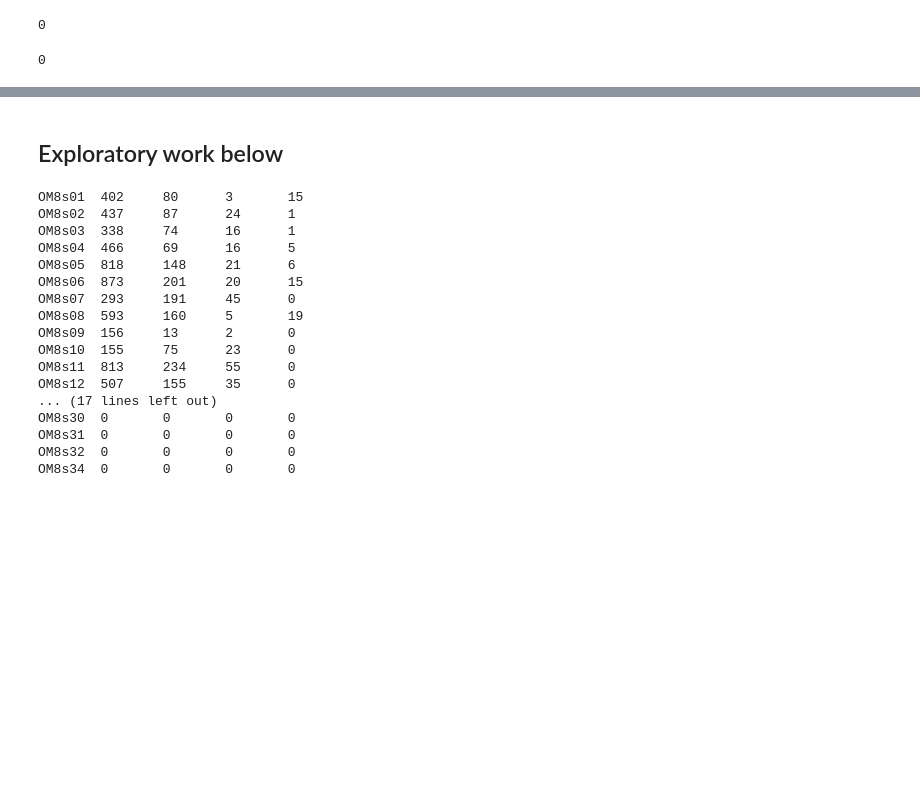
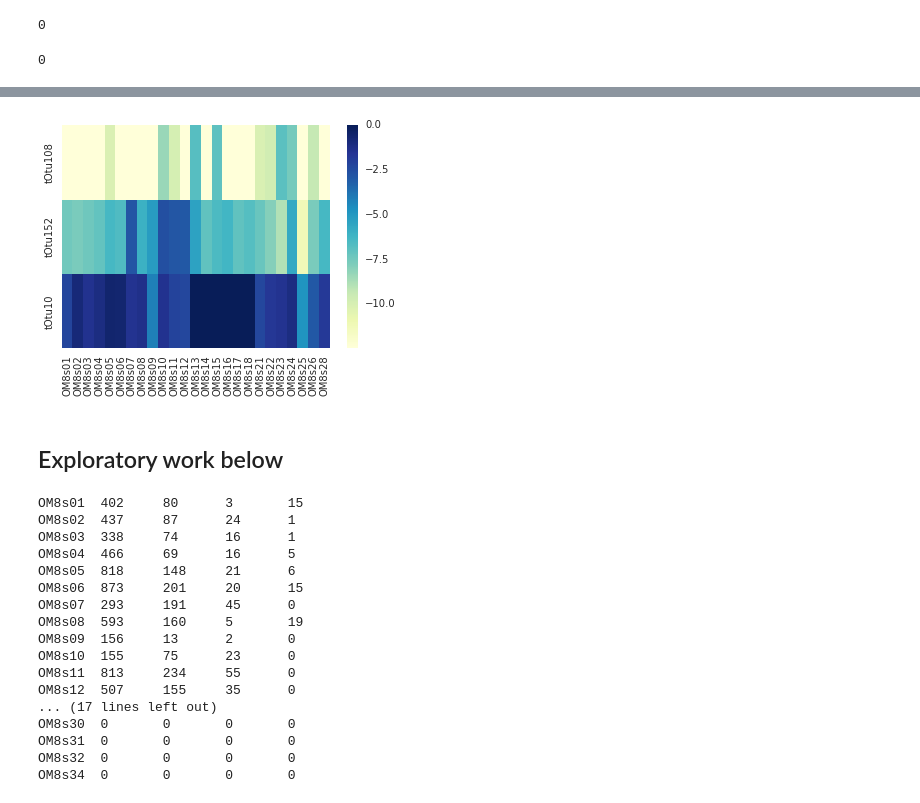
Before and after one commit to sjspence/plaque_barcoding, a Jupyter notebook: jupyter/OM8_pipeline.ipynb, the cells around one changed output, grey strips where cells are left out. Drawn from its saved outputs; the diff is of its cells as text; code cells hidden in the pictures; blank space fills up the shorter version.

```diff
--- a/jupyter/OM8_pipeline.ipynb
+++ b/jupyter/OM8_pipeline.ipynb
@@ -299,3 +465,33 @@ eb.itolHover(tOTUdf, dataDir + '09_itol_hover.txt')
+# %%
+#Positive and negative control abundances
+newCtDf = ctDf_t.pivot('samp', 'type')['ct']
+
+for i in list(otuDf.index.values):
+    if 's:coli' in otuDf['taxonomy'][i]:
+        tOTU_coli = otuDf['tOTU'][i]
+    if 's:subtilis' in otuDf['taxonomy'][i]:
+        tOTU_sub = otuDf['tOTU'][i]
+    if 's:oneidensis' in otuDf['taxonomy'][i]:
+        tOTU_shew = otuDf['tOTU'][i]
+controlsDf_t = pd.DataFrame()
+controlsDf_t[tOTU_sub] = abundanceDf.transpose()[tOTU_sub]
+controlsDf_t[tOTU_coli] = abundanceDf.transpose()[tOTU_coli]
+controlsDf_t[tOTU_shew] = abundanceDf.transpose()[tOTU_shew]
+
+maxSingletonCt = max(newCtDf['singleton'])
+controlsDf = controlsDf_t.transpose().add(1.0/(2*maxSingletonCt))
+
+remove = []
+for i in controlsDf.columns.tolist():
+    if i not in list(list(newCtDf.index.values)):
+        remove.append(i)
+        controlsDf = controlsDf.drop(i, 1)
+
+logDf = controlsDf.apply(np.log)
+sns.heatmap(logDf, vmax=0, cmap="YlGnBu")
+plt.savefig('controls.pdf', bbox_inches='tight')
+# %% [output]
+[figure, added]
 # %% [markdown]
 ## Exploratory work below
 # %%
```
Also changed, not shown: parts of 8 cells of this notebook.
